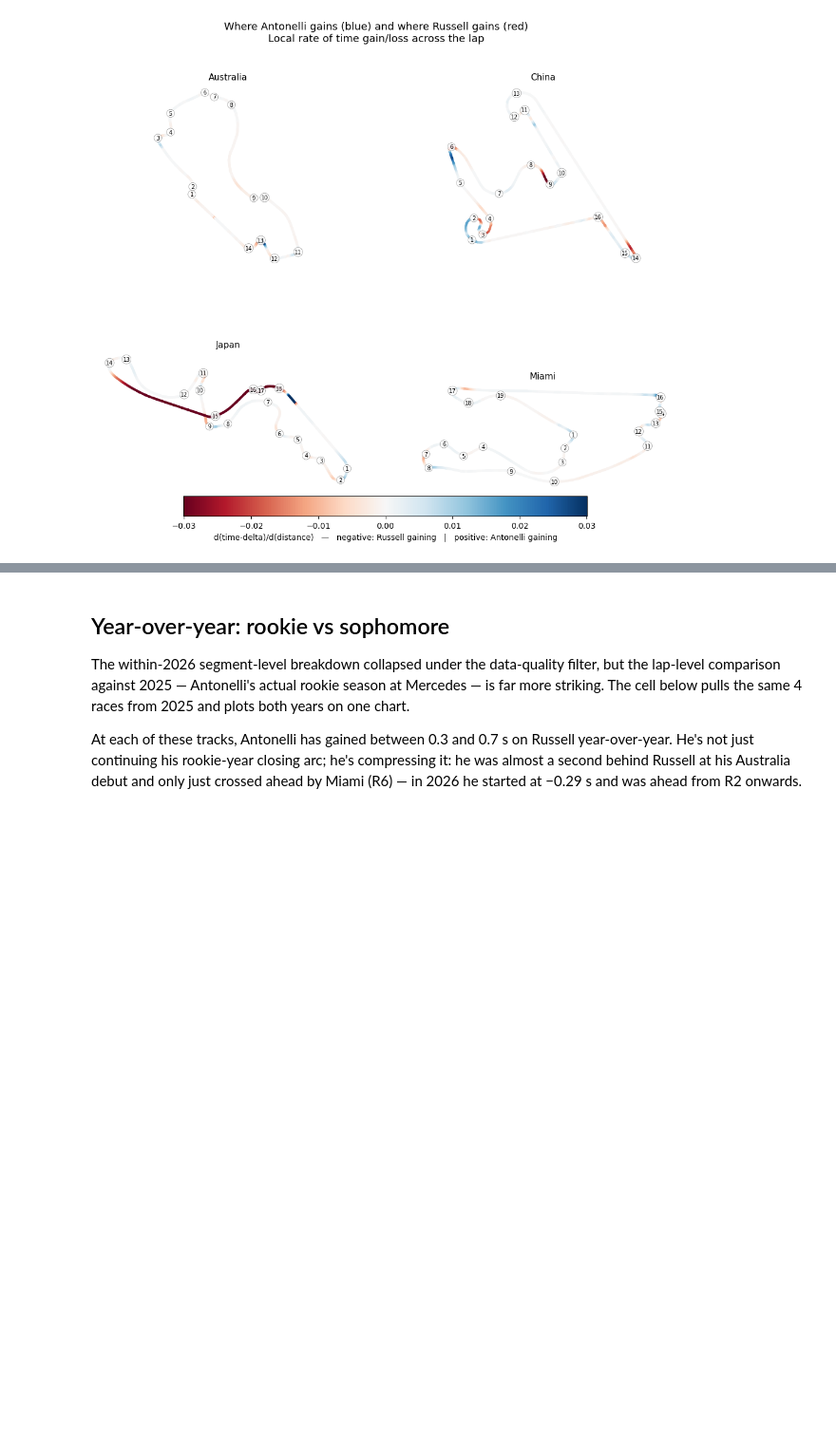
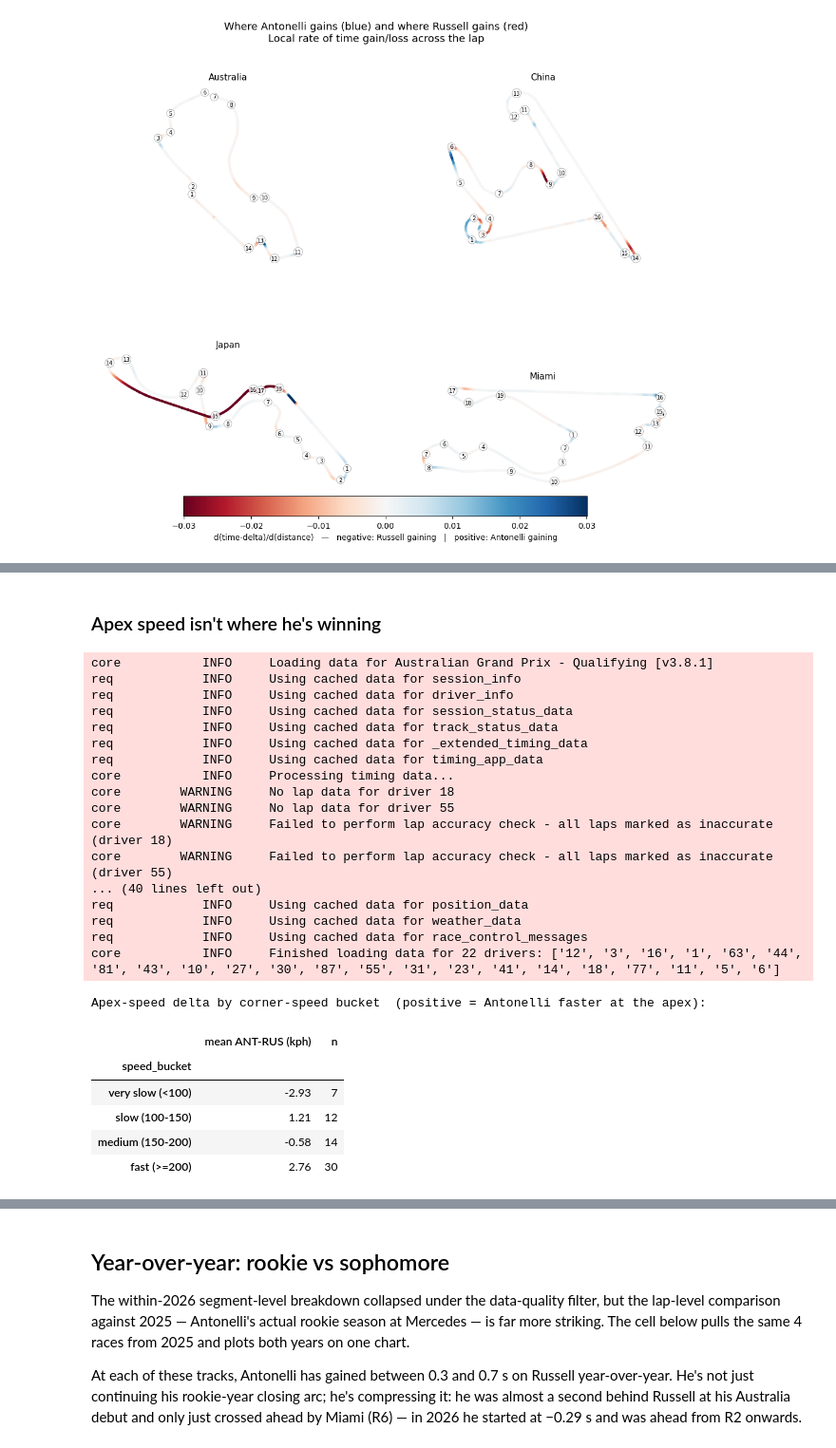
Before and after one commit to milescoler/antonelli-vs-russell, a Jupyter notebook: notebooks/01_antonelli_vs_russell.ipynb, the cells around one changed output, grey strips where cells are left out. Shown at 95% size. Drawn from its saved outputs; the diff is of its cells as text; code cells hidden in the pictures; blank space fills up the shorter version.

```diff
--- a/notebooks/01_antonelli_vs_russell.ipynb
+++ b/notebooks/01_antonelli_vs_russell.ipynb
@@ -261,0 +268,49 @@ core           INFO     Finished loading data for 22 drivers: ['12', '3', '16',
+# %% [markdown]
+### Apex speed isn't where he's winning
+# %%
+corner_sigs = pd.concat([
+    compute_corner_signatures(2026, race) for race in RACES
+], ignore_index=True)
+clean_corners = corner_sigs[corner_sigs['sensor_ok']].copy()
+
+# Bucket by mean apex speed and report apex-speed delta
+def speed_bucket(v):
+    if v < 100: return 'very slow (<100)'
+    if v < 150: return 'slow (100-150)'
+    if v < 200: return 'medium (150-200)'
+    return 'fast (>=200)'
+clean_corners['speed_bucket'] = clean_corners['mean_apex_kph'].apply(speed_bucket)
+bucket_order = ['very slow (<100)', 'slow (100-150)', 'medium (150-200)', 'fast (>=200)']
+
+apex_summary = (
+    clean_corners.groupby('speed_bucket')['apex_delta_kph']
+    .agg(['mean', 'count']).reindex(bucket_order)
+    .rename(columns={'mean': 'mean ANT-RUS (kph)', 'count': 'n'})
+)
+print('Apex-speed delta by corner-speed bucket  (positive = Antonelli faster at the apex):')
+display(apex_summary.round(2))
+# %% [output]
+core           INFO     Loading data for Australian Grand Prix - Qualifying [v3.8.1]
+req            INFO     Using cached data for session_info
+req            INFO     Using cached data for driver_info
+req            INFO     Using cached data for session_status_data
+req            INFO     Using cached data for track_status_data
+req            INFO     Using cached data for _extended_timing_data
+req            INFO     Using cached data for timing_app_data
+core           INFO     Processing timing data...
+core        WARNING     No lap data for driver 18
+core        WARNING     No lap data for driver 55
+core        WARNING     Failed to perform lap accuracy check - all laps marked as inaccurate (driver 18)
+core        WARNING     Failed to perform lap accuracy check - all laps marked as inaccurate (driver 55)
+... (40 lines left out)
+req            INFO     Using cached data for position_data
+req            INFO     Using cached data for weather_data
+req            INFO     Using cached data for race_control_messages
+core           INFO     Finished loading data for 22 drivers: ['12', '3', '16', '1', '63', '44', '81', '43', '10', '27', '30', '87', '55', '31', '23', '41', '14', '18', '77', '11', '5', '6']
+Apex-speed delta by corner-speed bucket  (positive = Antonelli faster at the apex):
+|  | mean ANT-RUS (kph) | n |
+| speed_bucket |  |  |
+| very slow (<100) | -2.93 | 7 |
+| slow (100-150) | 1.21 | 12 |
+| medium (150-200) | -0.58 | 14 |
+| fast (>=200) | 2.76 | 30 |
```
Also changed, not shown: parts of 6 cells of this notebook, 6 other files.
